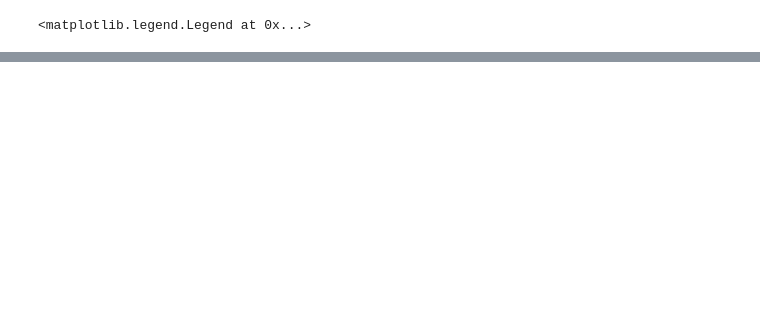
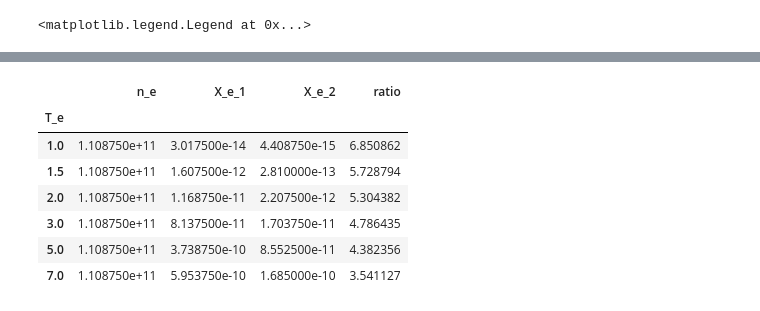
Before and after one commit to grigolet/lab16gym, a Jupyter notebook: notebooks/adas_parsing_de.ipynb, the cells around one changed output, grey strips where cells are left out. Saved outputs shown, nothing was run; the diff lists cells and outputs as text; code cells hidden in the pictures; blank space fills up the shorter version.

```diff
--- a/notebooks/adas_parsing_de.ipynb
+++ b/notebooks/adas_parsing_de.ipynb
@@ -121,0 +184,13 @@ plt.clf()
+# %%
+dd = group_b.ix[(group_b.ratio - 1/0.039).abs().argsort()]
+dd = dd[(dd.T_e < 10) & (dd.n_e < 1e12) & (dd.n_e > 1e9) & (dd.T_e >= 1)]
+dd.groupby('T_e').mean()
+# %% [output]
+|  | n_e | X_e_1 | X_e_2 | ratio |
+| T_e |  |  |  |  |
+| 1.0 | 1.108750e+11 | 3.017500e-14 | 4.408750e-15 | 6.850862 |
+| 1.5 | 1.108750e+11 | 1.607500e-12 | 2.810000e-13 | 5.728794 |
+| 2.0 | 1.108750e+11 | 1.168750e-11 | 2.207500e-12 | 5.304382 |
+| 3.0 | 1.108750e+11 | 8.137500e-11 | 1.703750e-11 | 4.786435 |
+| 5.0 | 1.108750e+11 | 3.738750e-10 | 8.552500e-11 | 4.382356 |
+| 7.0 | 1.108750e+11 | 5.953750e-10 | 1.685000e-10 | 3.541127 |
```
Also changed, not shown: parts of 9 cells of this notebook.
